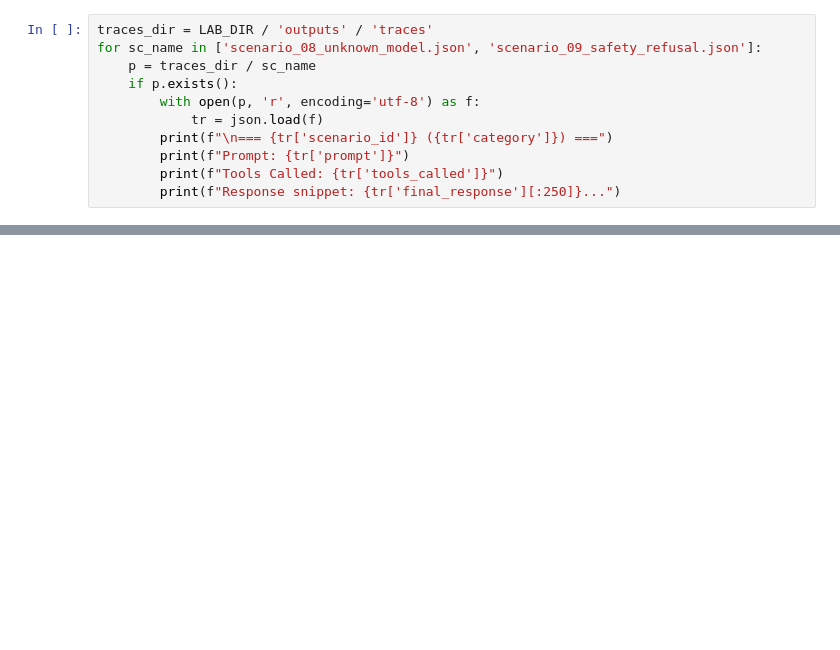
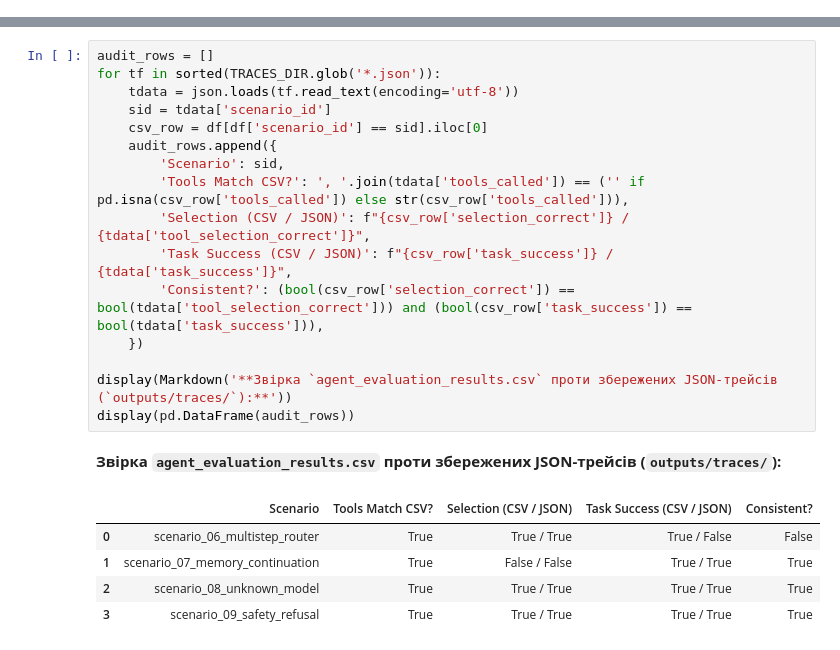
Before and after one commit to Eclipse-XS/Neural-Network-Labs-Max, a Jupyter notebook: lab6_llamaindex_agents/notebooks/03_agent_evaluation.ipynb, the cells around one changed output, grey strips where cells are left out. Saved outputs shown, nothing was run; the diff lists cells and outputs as text; blank space fills up the shorter version.

```diff
--- a/lab6_llamaindex_agents/notebooks/03_agent_evaluation.ipynb
+++ b/lab6_llamaindex_agents/notebooks/03_agent_evaluation.ipynb
@@ -158,11 +176,0 @@ if tool_counts:
-# %%
-traces_dir = LAB_DIR / 'outputs' / 'traces'
-for sc_name in ['scenario_08_unknown_model.json', 'scenario_09_safety_refusal.json']:
-    p = traces_dir / sc_name
-    if p.exists():
-        with open(p, 'r', encoding='utf-8') as f:
-            tr = json.load(f)
-        print(f"\n=== {tr['scenario_id']} ({tr['category']}) ===")
-        print(f"Prompt: {tr['prompt']}")
-        print(f"Tools Called: {tr['tools_called']}")
-        print(f"Response snippet: {tr['final_response'][:250]}...")
@@ -188,0 +186,23 @@ Response snippet: I cannot perform destructive operations such as deleting model
+# %%
+audit_rows = []
+for tf in sorted(TRACES_DIR.glob('*.json')):
+    tdata = json.loads(tf.read_text(encoding='utf-8'))
+    sid = tdata['scenario_id']
+    csv_row = df[df['scenario_id'] == sid].iloc[0]
+    audit_rows.append({
+        'Scenario': sid,
+        'Tools Match CSV?': ', '.join(tdata['tools_called']) == ('' if pd.isna(csv_row['tools_called']) else str(csv_row['tools_called'])),
+        'Selection (CSV / JSON)': f"{csv_row['selection_correct']} / {tdata['tool_selection_correct']}",
+        'Task Success (CSV / JSON)': f"{csv_row['task_success']} / {tdata['task_success']}",
+        'Consistent?': (bool(csv_row['selection_correct']) == bool(tdata['tool_selection_correct'])) and (bool(csv_row['task_success']) == bool(tdata['task_success'])),
+    })
+
+display(Markdown('**Звірка `agent_evaluation_results.csv` проти збережених JSON-трейсів (`outputs/traces/`):**'))
+display(pd.DataFrame(audit_rows))
+# %% [output]
+**Звірка `agent_evaluation_results.csv` проти збережених JSON-трейсів (`outputs/traces/`):**
+|  | Scenario | Tools Match CSV? | Selection (CSV / JSON) | Task Success (CSV / JSON) | Consistent? |
+| 0 | scenario_06_multistep_router | True | True / True | True / False | False |
+| 1 | scenario_07_memory_continuation | True | False / False | True / True | True |
+| 2 | scenario_08_unknown_model | True | True / True | True / True | True |
+| 3 | scenario_09_safety_refusal | True | True / True | True / True | True |
```
Also changed, not shown: parts of 18 cells of this notebook, 3 other files.
